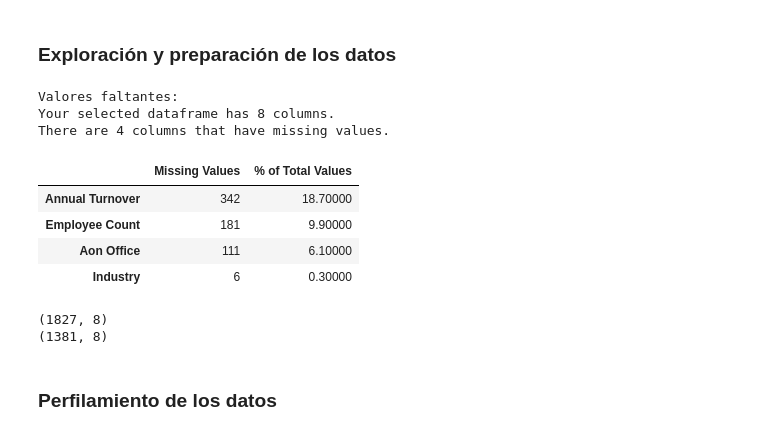
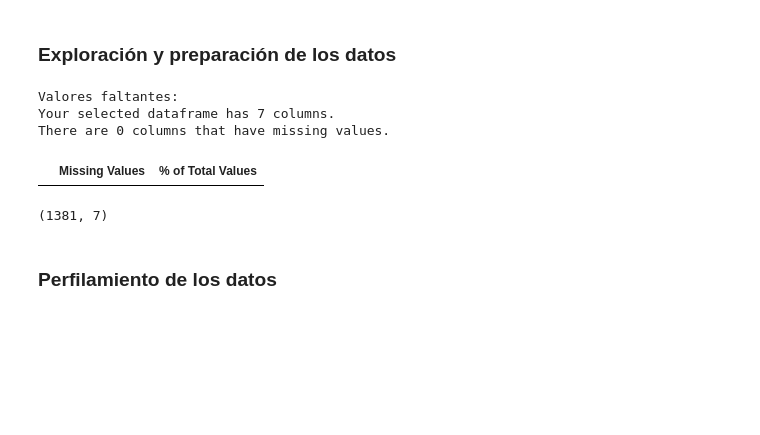
Before and after one commit to arturo-ugalde/CorretajeSeguros, a Jupyter notebook: Codigos/Proyecto.ipynb, the cells around one changed output. Cells and saved outputs as stored; diff of their text form; code cells hidden in the pictures; blank space fills up the shorter version.

```diff
--- a/Codigos/Proyecto.ipynb
+++ b/Codigos/Proyecto.ipynb
@@ -23,45 +23,37 @@ pd.set_option('display.float_format', lambda x: '%.5f' % x)
 # %%
 # librerías base
 import pandas as pd
 from IPython.display import HTML
 from IPython.display import display
 import matplotlib.pyplot as plt
 import seaborn as sns
 import numpy as np
 
 from IPython.display import HTML
 from IPython.display import display
 
 # cargamos el dataset
-data = pd.read_excel('Base seleccion.xlsx')
+data = pd.read_excel('BaseDatosProyecto.xlsx')
 
 #data = data.drop("Empresa", axis= 1)
 
 numericalColumns = data._get_numeric_data().columns.tolist()
 categoricalColumns = list(set(data.columns) - set(data.describe().columns))
+
+data.set_index('Empresa', inplace=True)
 
 data.head()
 
 print('Valores faltantes:')
 display(missing_values_table(data))
 
 print(data.shape)
-
-# se elimina los valores faltantes
-data.dropna(axis=0, how='any', inplace=True)
-
-print(data.shape)
 # %% [output]
 Valores faltantes:
-Your selected dataframe has 8 columns.
-There are 4 columns that have missing values.
+Your selected dataframe has 7 columns.
+There are 0 columns that have missing values.
 |  | Missing Values | % of Total Values |
-| Annual Turnover | 342 | 18.70000 |
-| Employee Count | 181 | 9.90000 |
-| Aon Office | 111 | 6.10000 |
-| Industry | 6 | 0.30000 |
-(1827, 8)
-(1381, 8)
+(1381, 7)
 # %% [markdown]
 ### Perfilamiento de los datos
 # %%
```
Also changed, not shown: parts of 4 cells of this notebook, 1 other file.
